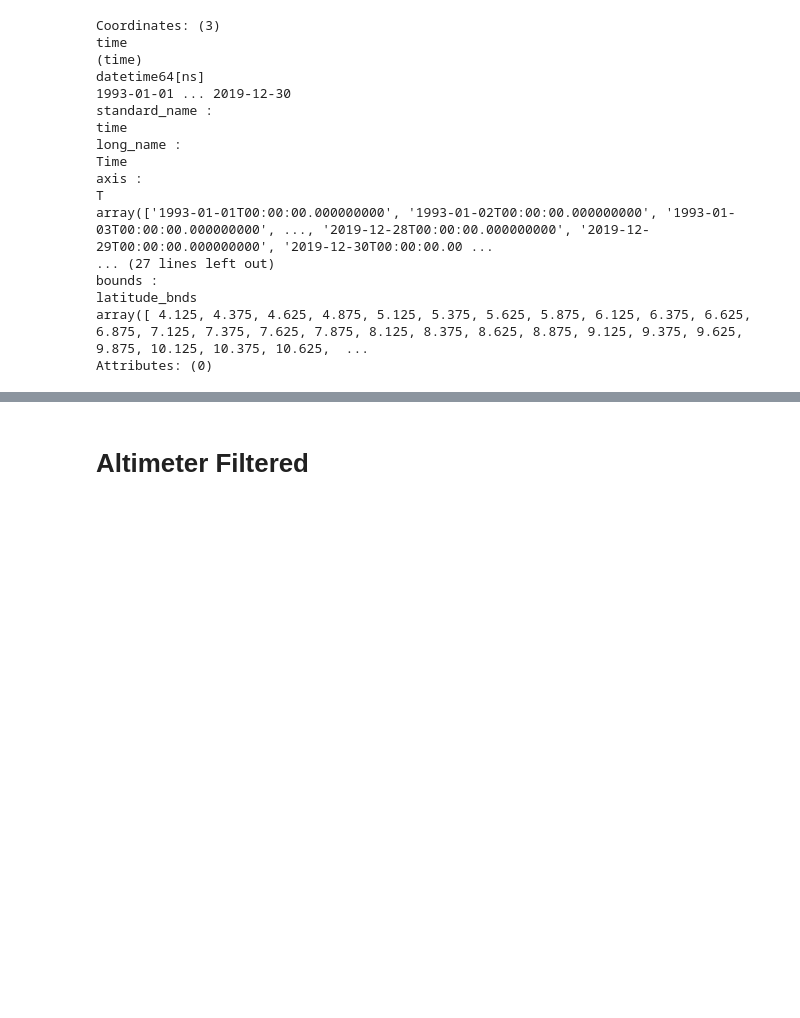
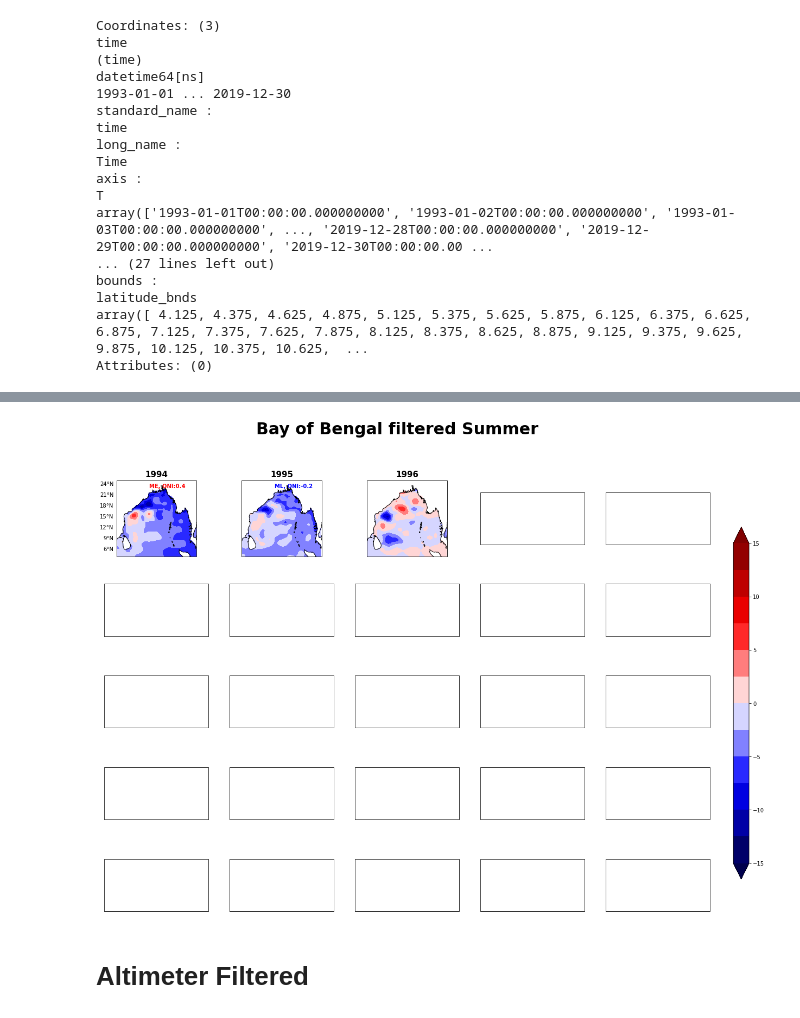
Before and after one commit to ghossh/BoB-Decadal-SLA, a Jupyter notebook: BoB_data_crop.ipynb, the cells around one changed output, grey strips where cells are left out. Cells and saved outputs as stored; diff of their text form; code cells hidden in the pictures; blank space fills up the shorter version.

```diff
--- a/BoB_data_crop.ipynb
+++ b/BoB_data_crop.ipynb
@@ -61,3 +97,68 @@ plt.savefig('bob_sla_trend.jpg',dpi=100)
+# %%
+BoB_400dayslow=xr.DataArray(BoB_sla_400day_lowpass,coords=
+                                   {"time": BoB_sla.time, "latitude": BoB_sla.latitude,
+                          "longitude": BoB_sla.longitude},
+                  dims=["time", "latitude","longitude"])
+BoB_400dayslow['sla_low']=BoB_400dayslow
+# %%
+########## Data ########
+AS_unfiltered_summer={}
+for i in range(1994,1997):
+    summer_unfiltered=BoB_400dayslow.sel(time=slice(repr(i)+'-06-01',repr(i)+'-08-31')).mean(dim='time')
+    AS_unfiltered_summer[i]=[]
+    AS_unfiltered_summer[i].append(summer_unfiltered)
+
+########## Info ######
+Summer_enso_info={}
+Summer_enso_info=dict({1993:None,1994:'ME, ONI:0.4',1995:'ML, ONI:-0.2',1996: None,1997:'VSE, ONI:1.6',
+                    1998:'SL, ONI:-0.8',1999:'SL, ONI:-1.1',2000:'WL, ONI:-0.6',2001:None,2002:'ME, ONI:0.8',
+                    2003:None,2004:'WE, ONI:0.5',2005:'WL, ONI:-0.1',2006:'WE, ONI:0.1',2007:'SL, ONI:-0.5',
+                    2008:'WL, ONI:-0.4',2009:'ME, ONI:0.5',2010:'SL, ONI:-1.0',2011:'ML, ONI:-0.5',2012:None,
+                    2013:None,2014:'WE, ONI:0.1',2015:'VSE, ONI:1.5',2016:'WL, ONI:-0.4',2017:'WL, ONI:0.1',
+                    2018:'WE, ONI:0.1',2019:None,2020:'ML, ONI:-0.4',2021:'ML, ONI:-0.4'})
+
+Elnino_years=[1994,1997,2002,2004,2006,2009,2014,2015,2018]
+Lanina_years=[1995,1998,1999,2000,2005,2007,2008,2010,2011,2016,2017,2020,2021]
+
+##########   Ploting ###########
+fig, axs = plt.subplots(nrows=5,ncols=5,
+                        subplot_kw={'projection': ccrs.PlateCarree()},
+                        figsize=(20,15))
+
+axs=axs.flatten()
+y_label=set([0,5,10,15,20])
+x_label=set([20,21,22,23,24])
+levels=[-15,-12.5,-10,-7.5,-5,-2.5,0,2.5,5,7.5,10,12.5,15]
+for i,year in enumerate(AS_unfiltered_summer):
+        data=AS_unfiltered_summer[year]
+        cs=axs[i].contourf(BoB_400dayslow.longitude.data,BoB_400dayslow.latitude.data,data[0],
+                          levels=levels,transform = ccrs.PlateCarree(),
+                          cmap='seismic',extend='both')
+        axs[i].set_extent([78,100,4,25])
+        axs[i].set_title(year,fontsize = 15, weight='bold')
+        axs[i].coastlines()
+        if i in y_label:
+            gl = axs[i].gridlines(crs=ccrs.PlateCarree(), draw_labels=True,linewidth=0,)
+            gl.top_labels = False
+            gl.bottom_labels = False
+            gl.right_labels = False
+            #gl.xlines=False
+        if i in x_label:
+            gl = axs[i].gridlines(crs=ccrs.PlateCarree(), draw_labels=True,linewidth=0,)
+            gl.top_labels = False
+            gl.left_labels = False
+            gl.right_labels = False
+        if year in Elnino_years:
+            axs[i].text(87,23, Summer_enso_info[year],color='red', fontsize = 10,weight='bold')
+        if year in Lanina_years:
+            axs[i].text(87,23, Summer_enso_info[year],color='blue', fontsize = 10,weight='bold')
+
+cb_ax=fig.add_axes([0.93,0.2,0.02,0.6])
+cba=fig.colorbar(cs,cax=cb_ax)
+plt.suptitle("Bay of Bengal filtered Summer",fontsize = 30,weight='bold',fontname='Times New Roman')
+plt.savefig('BoB_filtered_in_python.jpg',dpi=200)
+# %% [output]
+[figure, added]
 # %% [markdown]
 # Altimeter Filtered
 # %%
```
Also changed, not shown: parts of 13 cells of this notebook, 14 other files.
